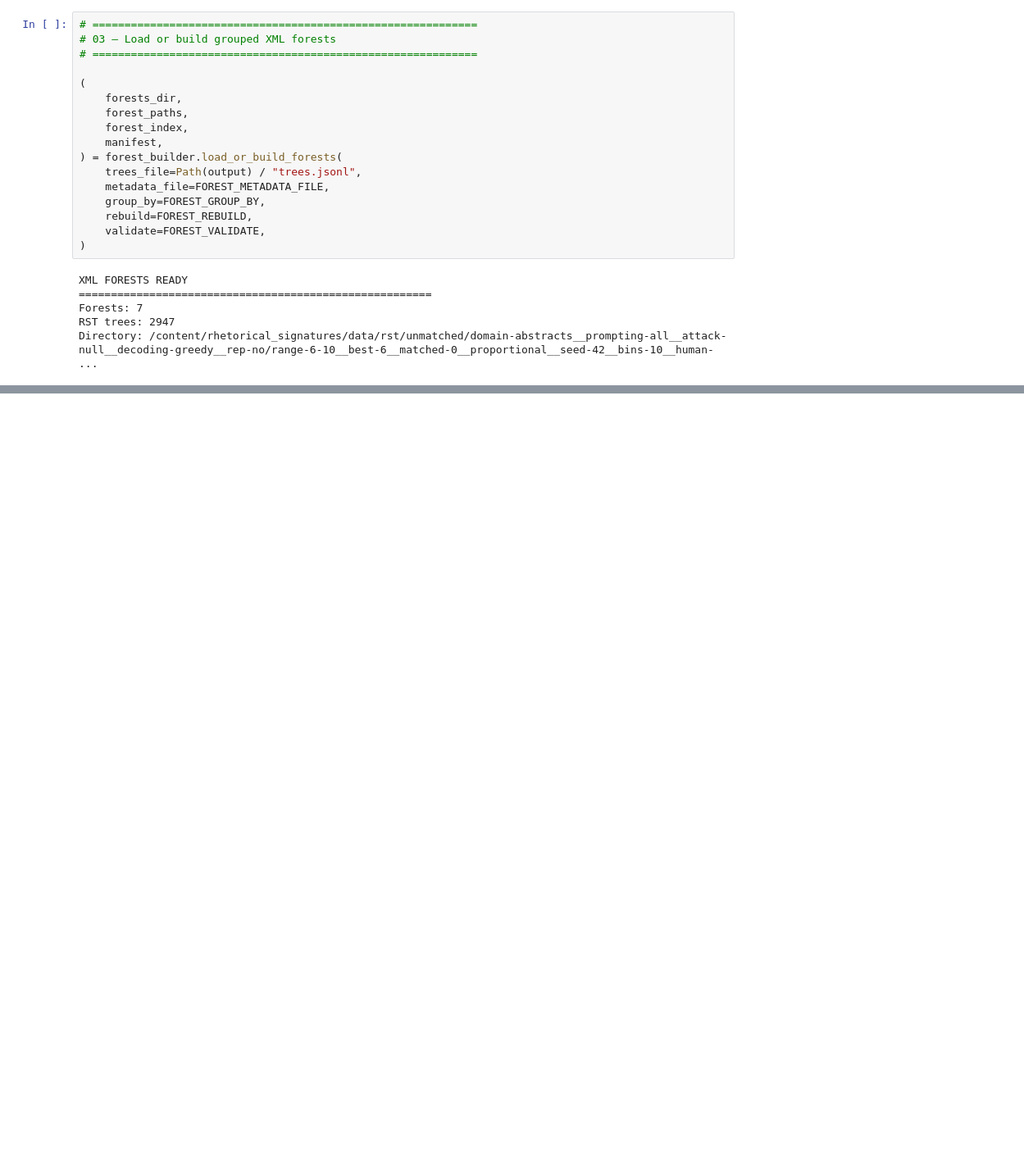
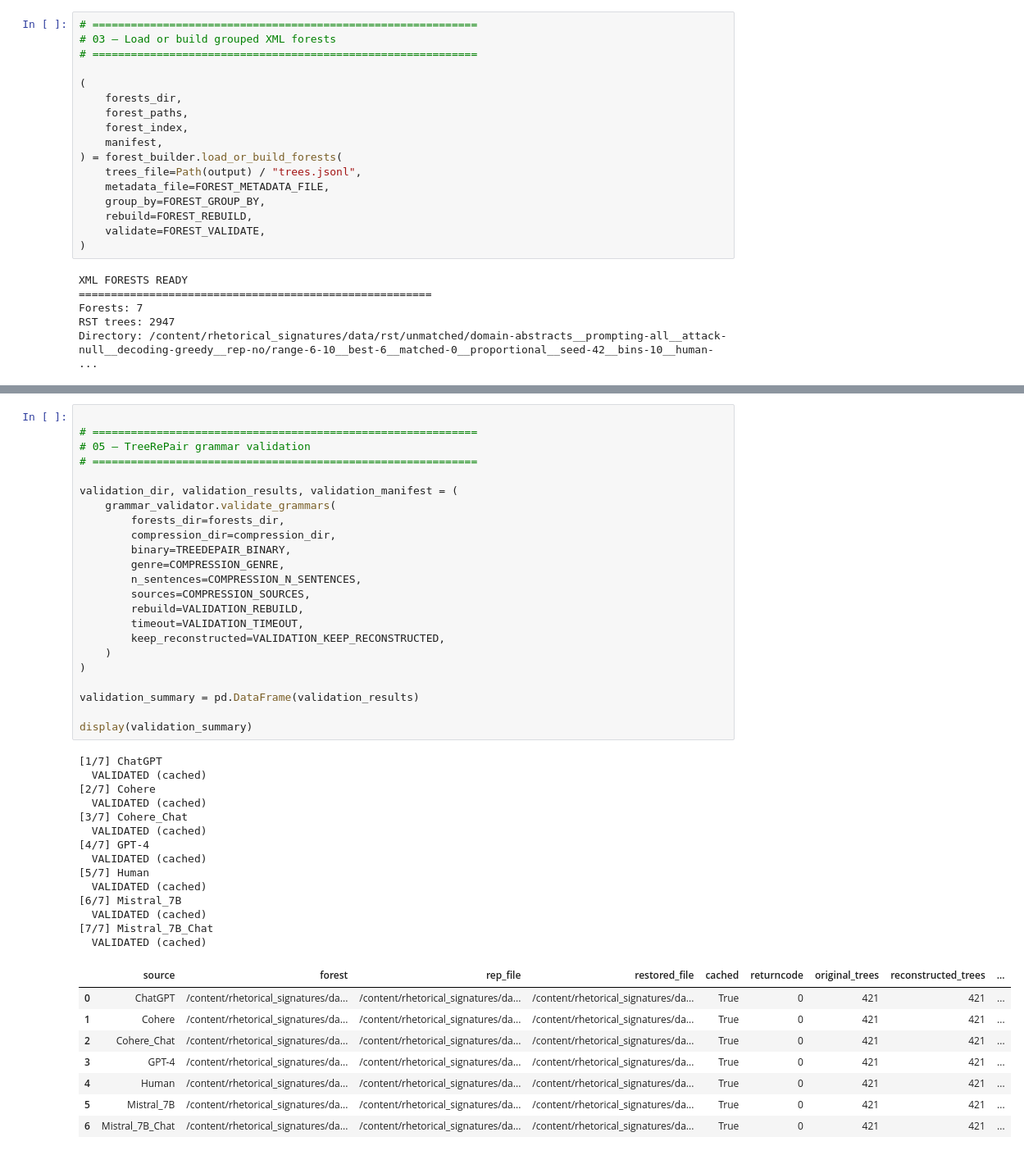
Before and after one commit to martalombardi/rhetorical_signatures, a Jupyter notebook: explore_raid.ipynb, the cells around one changed output, grey strips where cells are left out. Shown at 82% size. Saved outputs shown, nothing was run; the diff lists cells and outputs as text; blank space fills up the shorter version.

```diff
--- a/explore_raid.ipynb
+++ b/explore_raid.ipynb
@@ -802,0 +997,46 @@ Directory: /content/rhetorical_signatures/data/rst/unmatched/domain-abstracts__p
+# %%
+
+# ============================================================
+# 05 — TreeRePair grammar validation
+# ============================================================
+
+validation_dir, validation_results, validation_manifest = (
+    grammar_validator.validate_grammars(
+        forests_dir=forests_dir,
+        compression_dir=compression_dir,
+        binary=TREEDEPAIR_BINARY,
+        genre=COMPRESSION_GENRE,
+        n_sentences=COMPRESSION_N_SENTENCES,
+        sources=COMPRESSION_SOURCES,
+        rebuild=VALIDATION_REBUILD,
+        timeout=VALIDATION_TIMEOUT,
+        keep_reconstructed=VALIDATION_KEEP_RECONSTRUCTED,
+    )
+)
+
+validation_summary = pd.DataFrame(validation_results)
+
+display(validation_summary)
+# %% [output]
+[1/7] ChatGPT
+  VALIDATED (cached)
+[2/7] Cohere
+  VALIDATED (cached)
+[3/7] Cohere_Chat
+  VALIDATED (cached)
+[4/7] GPT-4
+  VALIDATED (cached)
+[5/7] Human
+  VALIDATED (cached)
+[6/7] Mistral_7B
+  VALIDATED (cached)
+[7/7] Mistral_7B_Chat
+  VALIDATED (cached)
+|  | source | forest | rep_file | restored_file | cached | returncode | original_trees | reconstructed_trees | ... |
+| 0 | ChatGPT | /content/rhetorical_signatures/da... | /content/rhetorical_signatures/da... | /content/rhetorical_signatures/da... | True | 0 | 421 | 421 | ... |
+| 1 | Cohere | /content/rhetorical_signatures/da... | /content/rhetorical_signatures/da... | /content/rhetorical_signatures/da... | True | 0 | 421 | 421 | ... |
+| 2 | Cohere_Chat | /content/rhetorical_signatures/da... | /content/rhetorical_signatures/da... | /content/rhetorical_signatures/da... | True | 0 | 421 | 421 | ... |
+| 3 | GPT-4 | /content/rhetorical_signatures/da... | /content/rhetorical_signatures/da... | /content/rhetorical_signatures/da... | True | 0 | 421 | 421 | ... |
+| 4 | Human | /content/rhetorical_signatures/da... | /content/rhetorical_signatures/da... | /content/rhetorical_signatures/da... | True | 0 | 421 | 421 | ... |
+| 5 | Mistral_7B | /content/rhetorical_signatures/da... | /content/rhetorical_signatures/da... | /content/rhetorical_signatures/da... | True | 0 | 421 | 421 | ... |
+| 6 | Mistral_7B_Chat | /content/rhetorical_signatures/da... | /content/rhetorical_signatures/da... | /content/rhetorical_signatures/da... | True | 0 | 421 | 421 | ... |
```
Also changed, not shown: parts of 3 cells of this notebook.
